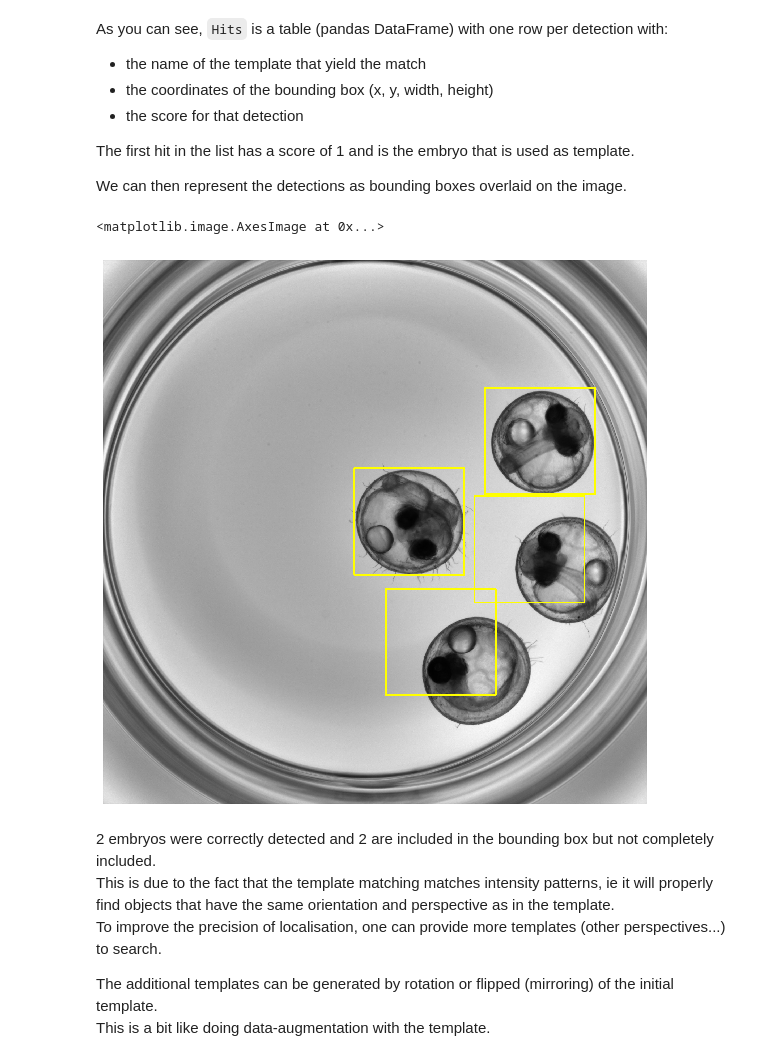
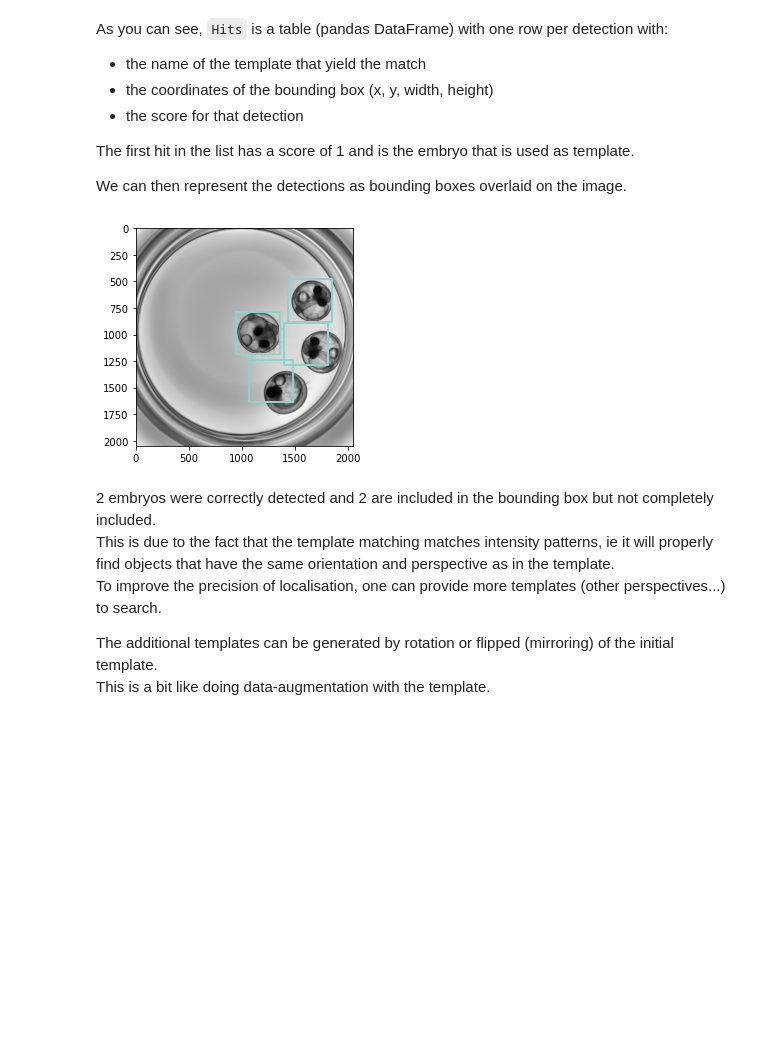
Before and after one commit to multi-template-matching/MultiTemplateMatching-Python, a Jupyter notebook: tutorials/Tutorial2-Template_Augmentation.ipynb, the cells around one changed output. Drawn from its saved outputs; the diff is of its cells as text; code cells hidden in the pictures; blank space fills up the shorter version.

```diff
--- a/tutorials/Tutorial2-Template_Augmentation.ipynb
+++ b/tutorials/Tutorial2-Template_Augmentation.ipynb
@@ -56,10 +61,16 @@ plt.imshow(temp0, cmap="gray")
 We can now call `matchTemplates` with this single template image
 # %%
 # 1st format the template into a list of tuple (label, templateImage)
-listTemplate = [('temp0', temp0)]
+listTemplates = [temp0]
+listLabels    = ["temp0"]
 
 # Then call the function matchTemplates (here a single template)
-Hits = matchTemplates(listTemplate, image, N_object=4,score_threshold=0.4, method=cv2.TM_CCOEFF_NORMED, maxOverlap=0.3)
+listDetections = matchTemplates(image,
+                                listTemplates,
+                                listLabels,
+                                nObjects=4,
+                                score_threshold=0.4,
+                                maxOverlap=0.3)
 # %% [markdown]
 We know in this particular experience the number of object in each image, we can thus set `N_objects=4`.
 
@@ -87,14 +97,10 @@ As you can see, `Hits` is a table (pandas DataFrame) with one row per detection
 The first hit in the list has a score of 1 and is the embryo that is used as template.
 
 We can then represent the detections as bounding boxes overlaid on the image.
-# %%
-Overlay = drawBoxesOnRGB(image, Hits, boxThickness=5)
-plt.figure(figsize = (10,10))
-plt.axis("off")
-plt.imshow(Overlay)
-# %% [output]
-<matplotlib.image.AxesImage at 0x...>
-[figure, removed]
+# %%
+plotDetections(image, listDetections)
+# %% [output]
+[figure, added]
 # %% [markdown]
 2 embryos were correctly detected and 2 are included in the bounding box but not completely included.
 This is due to the fact that the template matching matches intensity patterns, ie it will properly find objects that have the same orientation and perspective as in the template.
```
Also changed, not shown: parts of 7 cells of this notebook.
